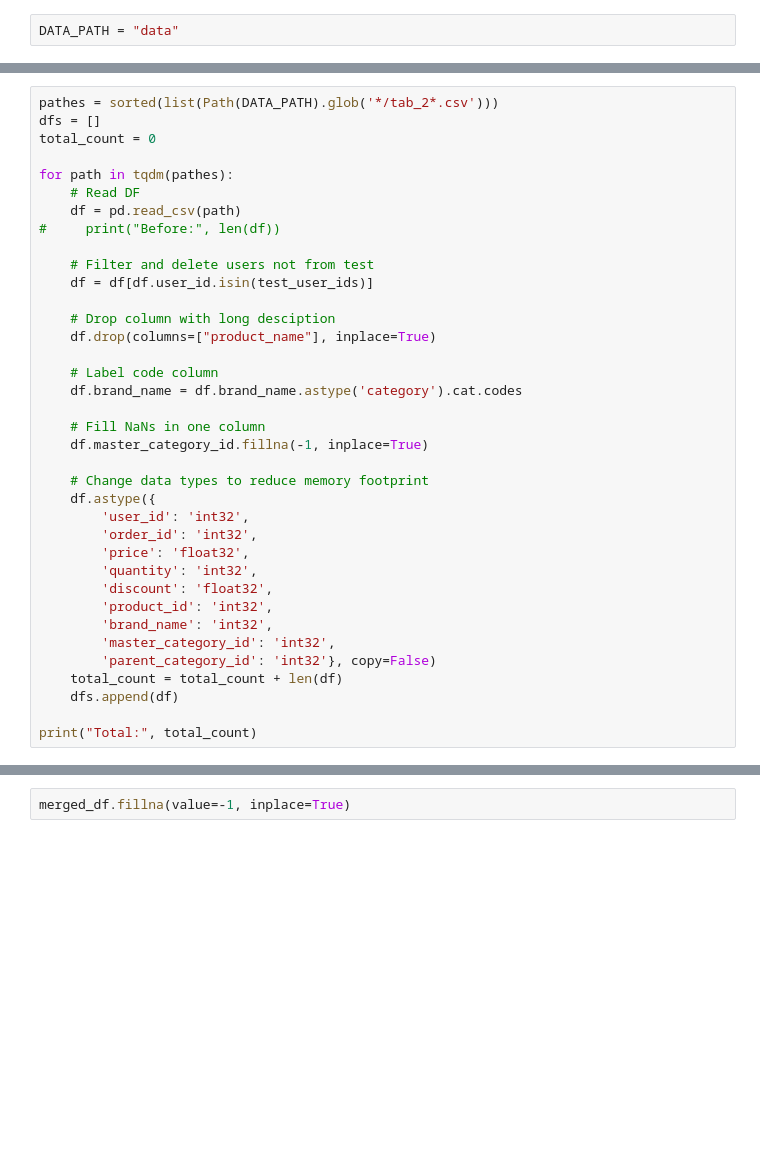
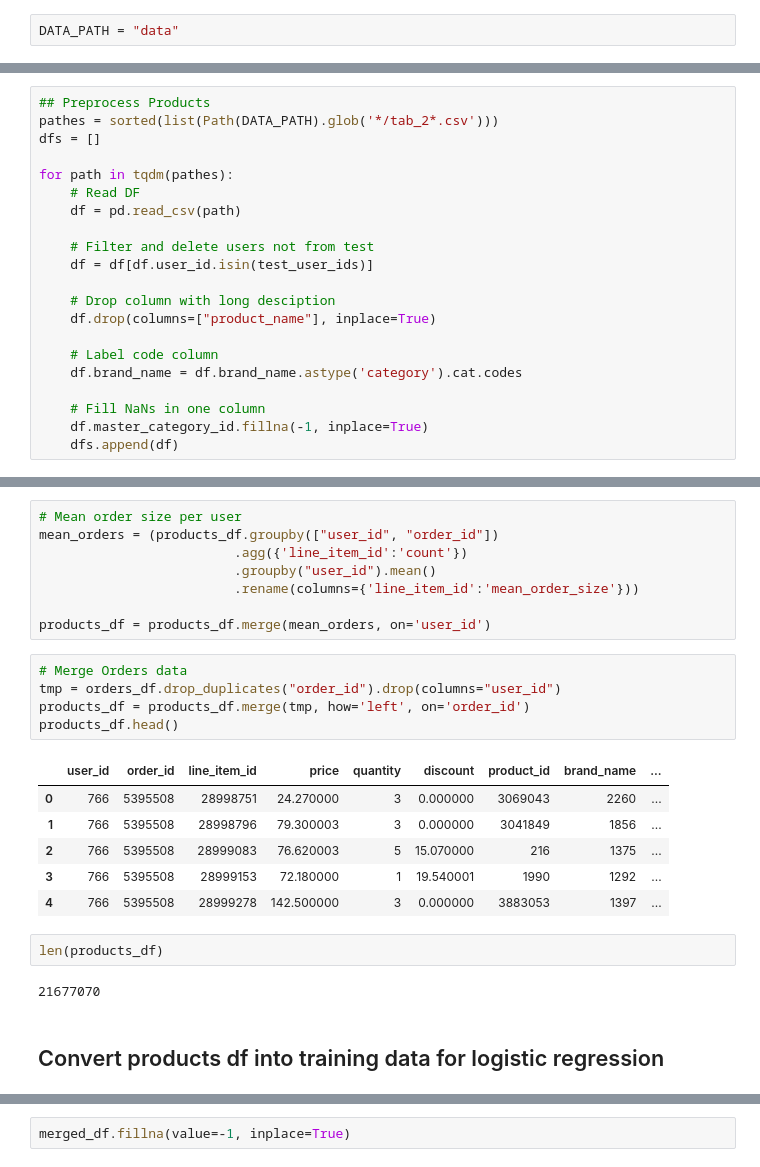
Before and after one commit to zakajd/sbermarket, a Jupyter notebook: Merge.ipynb, the cells around one changed output, grey strips where cells are left out. Drawn from its saved outputs; the diff is of its cells as text; blank space fills up the shorter version.

```diff
--- a/Merge.ipynb
+++ b/Merge.ipynb
@@ -74,12 +160,11 @@ orders_df.drop_duplicates("order_id", inplace=True)
 # %%
+## Preprocess Products
 pathes = sorted(list(Path(DATA_PATH).glob('*/tab_2*.csv')))
 dfs = []
-total_count = 0
 
 for path in tqdm(pathes):
     # Read DF
     df = pd.read_csv(path)
-#     print("Before:", len(df))
 
     # Filter and delete users not from test
     df = df[df.user_id.isin(test_user_ids)]
@@ -92,19 +177,4 @@ for path in tqdm(pathes):
 
     # Fill NaNs in one column
     df.master_category_id.fillna(-1, inplace=True)
-
-    # Change data types to reduce memory footprint
-    df.astype({
-        'user_id': 'int32',
-        'order_id': 'int32',
-        'price': 'float32',
-        'quantity': 'int32',
-        'discount': 'float32',
-        'product_id': 'int32',
-        'brand_name': 'int32',
-        'master_category_id': 'int32',
-        'parent_category_id': 'int32'}, copy=False)
-    total_count = total_count + len(df)
     dfs.append(df)
-
-print("Total:", total_count)
@@ -112,0 +203,26 @@ products_df = pd.concat(dfs)
+# %%
+# Mean order size per user
+mean_orders = (products_df.groupby(["user_id", "order_id"])
+                         .agg({'line_item_id':'count'})
+                         .groupby("user_id").mean()
+                         .rename(columns={'line_item_id':'mean_order_size'}))
+
+products_df = products_df.merge(mean_orders, on='user_id')
+# %%
+# Merge Orders data
+tmp = orders_df.drop_duplicates("order_id").drop(columns="user_id")
+products_df = products_df.merge(tmp, how='left', on='order_id')
+products_df.head()
+# %% [output]
+|  | user_id | order_id | line_item_id | price | quantity | discount | product_id | brand_name | ... |
+| 0 | 766 | 5395508 | 28998751 | 24.270000 | 3 | 0.000000 | 3069043 | 2260 | ... |
+| 1 | 766 | 5395508 | 28998796 | 79.300003 | 3 | 0.000000 | 3041849 | 1856 | ... |
+| 2 | 766 | 5395508 | 28999083 | 76.620003 | 5 | 15.070000 | 216 | 1375 | ... |
+| 3 | 766 | 5395508 | 28999153 | 72.180000 | 1 | 19.540001 | 1990 | 1292 | ... |
+| 4 | 766 | 5395508 | 28999278 | 142.500000 | 3 | 0.000000 | 3883053 | 1397 | ... |
+# %%
+len(products_df)
+# %% [output]
+21677070
+# %% [markdown]
+## Convert products df into training data for logistic regression
```
Also changed, not shown: parts of 22 cells of this notebook.
